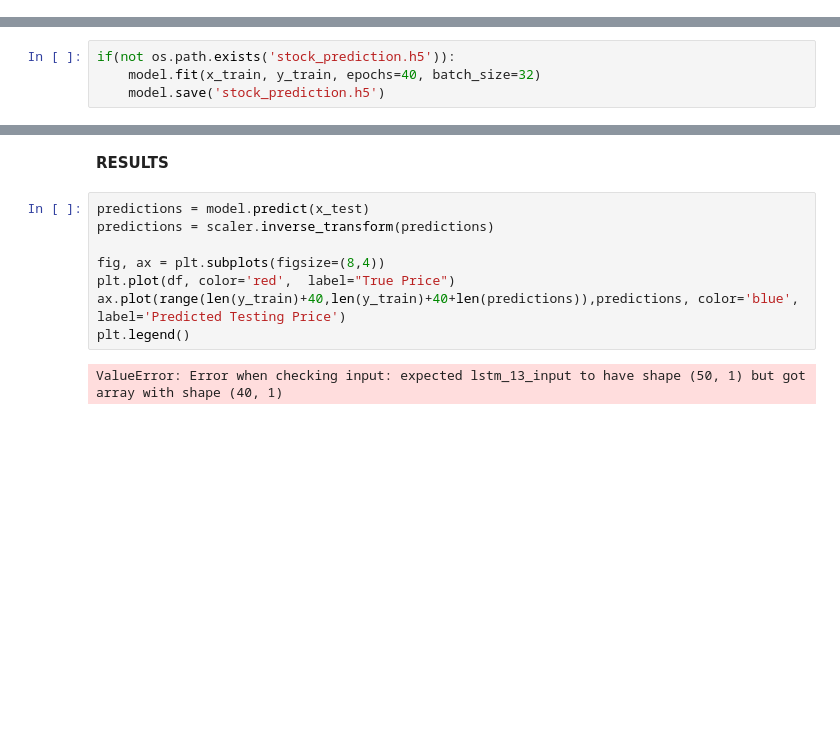
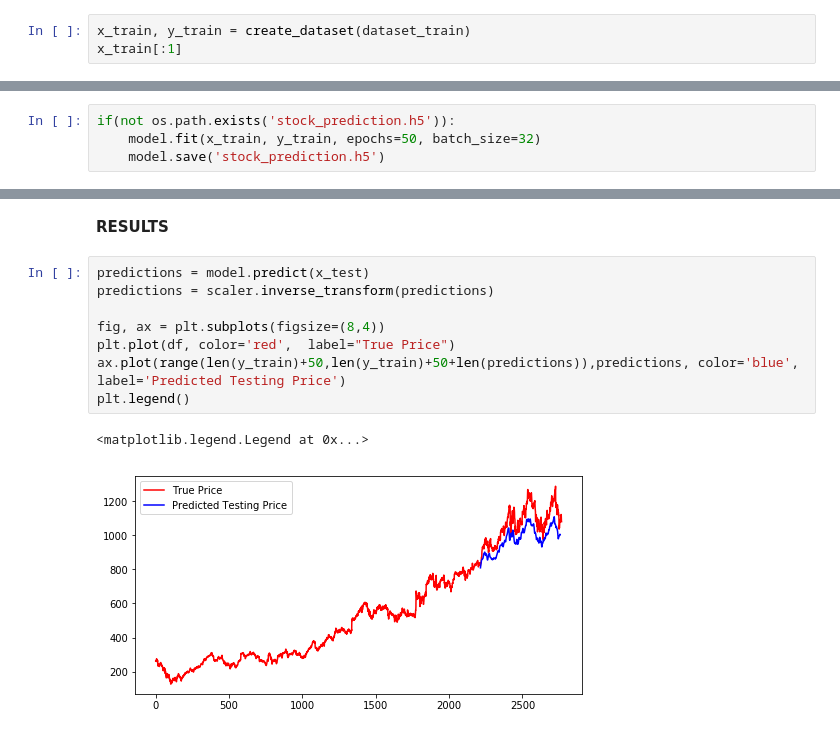
Before and after one commit to jimitogni/ia006, a Jupyter notebook: pf/lstm_google/lstm_nn_predict.ipynb, the cells around one changed output, grey strips where cells are left out. Saved outputs shown, nothing was run; the diff lists cells and outputs as text; blank space fills up the shorter version.

```diff
--- a/pf/lstm_google/lstm_nn_predict.ipynb
+++ b/pf/lstm_google/lstm_nn_predict.ipynb
@@ -57,3 +57,6 @@ def create_dataset(df):
     x = np.array(x)
     y = np.array(y)
     return x,y
+# %%
+x_train, y_train = create_dataset(dataset_train)
+x_train[:1]
@@ -90,6 +106,6 @@ model.compile(loss='mean_squared_error', optimizer='adam')
 **EPOCA MENOR DO QUE 50, MAIS QUE ISSO, NÃO FAZ DIFERENÇA**
 # %%
 if(not os.path.exists('stock_prediction.h5')):
-    model.fit(x_train, y_train, epochs=40, batch_size=32)
+    model.fit(x_train, y_train, epochs=50, batch_size=32)
     model.save('stock_prediction.h5')
 # %% [output]
@@ -117,13 +153,14 @@ model = load_model('stock_prediction.h5')
 # %%
 predictions = model.predict(x_test)
 predictions = scaler.inverse_transform(predictions)
 
 fig, ax = plt.subplots(figsize=(8,4))
 plt.plot(df, color='red',  label="True Price")
-ax.plot(range(len(y_train)+40,len(y_train)+40+len(predictions)),predictions, color='blue', label='Predicted Testing Price')
+ax.plot(range(len(y_train)+50,len(y_train)+50+len(predictions)),predictions, color='blue', label='Predicted Testing Price')
 plt.legend()
 # %% [output]
-ValueError: Error when checking input: expected lstm_13_input to have shape (50, 1) but got array with shape (40, 1)
+<matplotlib.legend.Legend at 0x...>
+[figure, added]
 # %%
 
 y_test_scaled = scaler.inverse_transform(y_test.reshape(-1, 1))
```
Also changed, not shown: parts of 8 cells of this notebook, 10 other files.
